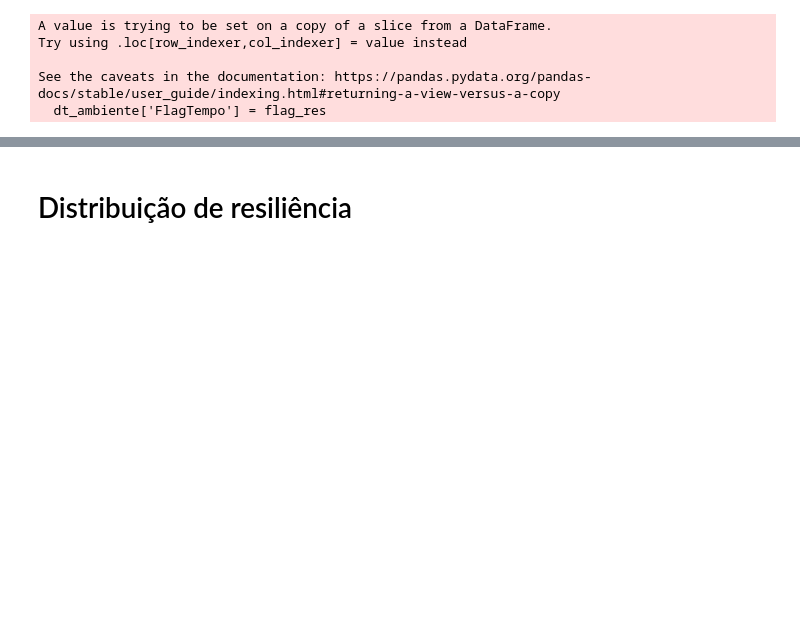
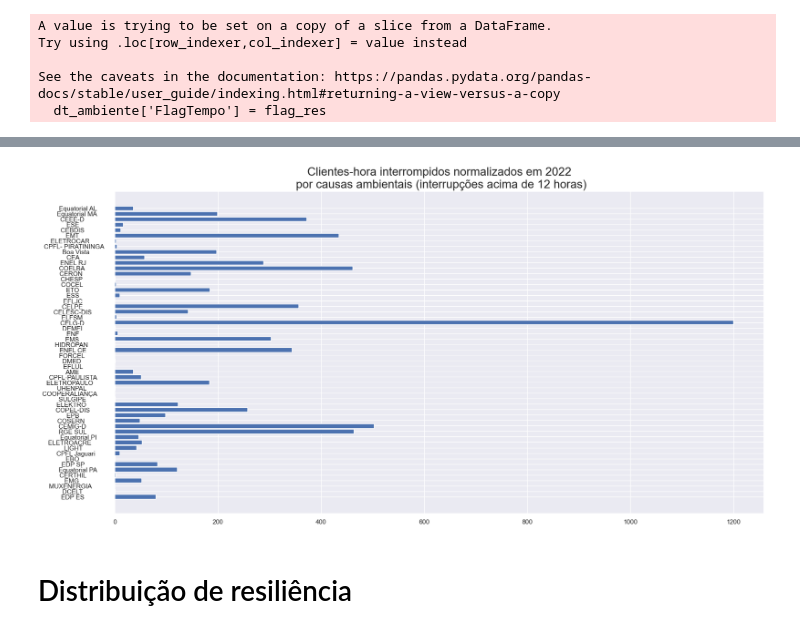
Before and after one commit to HLovisiEnnes/ResilienciaBrasil, a Jupyter notebook: Analise2022.ipynb, the cells around one changed output, grey strips where cells are left out. Drawn from its saved outputs; the diff is of its cells as text; code cells hidden in the pictures; blank space fills up the shorter version.

```diff
--- a/Analise2022.ipynb
+++ b/Analise2022.ipynb
@@ -203,3 +252,11 @@ plt.show()
+# %%
+plt.figure(figsize=(20,10))
+
+plt.barh(emp_set, chi_emp_res_norm)
+plt.title('Clientes-hora interrompidos normalizados em 2022\n por causas ambientais (interrupções acima de 12 horas)', fontsize = 20)
+plt.show()
+# %% [output]
+[figure, added]
 # %% [markdown]
 # Distribuição de resiliência
 # %%
```
Also changed, not shown: parts of 15 cells of this notebook.
